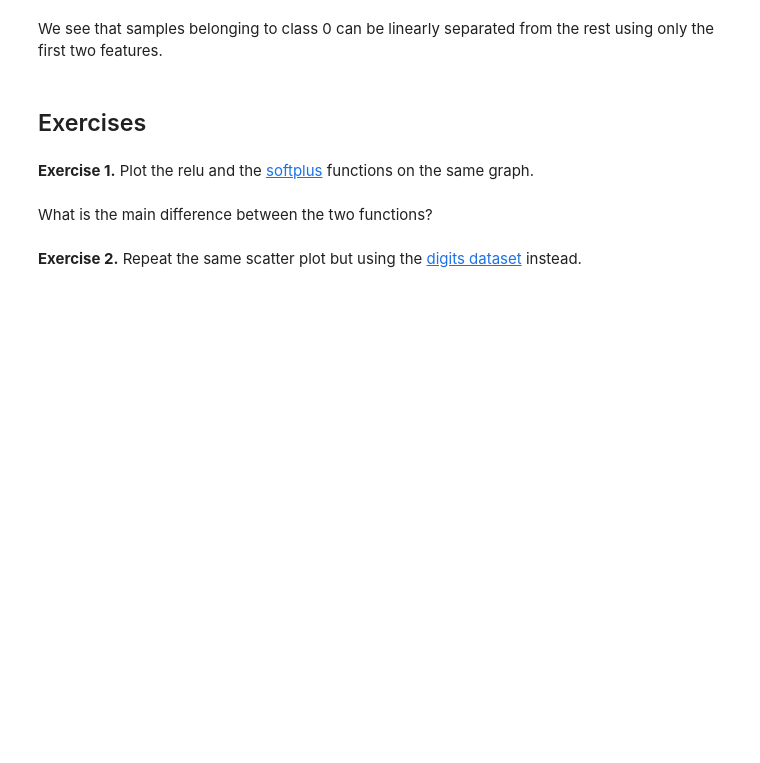
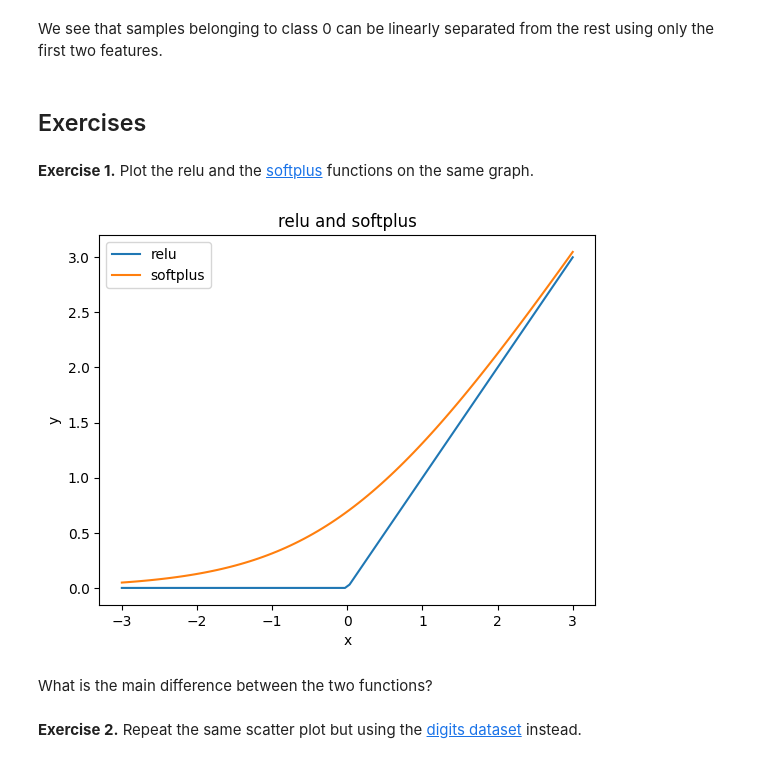
Before and after one commit to mannoubim26/Lab_Programming, a Jupyter notebook: Python_basics.ipynb, the cells around one changed output. Cells and saved outputs as stored; diff of their text form; code cells hidden in the pictures; blank space fills up the shorter version.

```diff
--- a/Python_basics.ipynb
+++ b/Python_basics.ipynb
@@ -434,7 +454,7 @@ array([5, 6, 7, 8, 9])
 **Exercise 2.** Rewrite the relu function (see Python section) using [np.maximum](https://numpy.org/doc/stable/reference/generated/numpy.maximum.html). Check that it works on both a single value and on an array of values.
 # %%
 def relu_numpy(x):
-  return
+  return np.maximum(x, np.zeros(len(x)))
 
 relu_numpy(np.array([1, -3, 2.5]))
 # %% [output]
@@ -520,6 +547,28 @@ We see that samples belonging to class 0 can be linearly separated from the rest
 ## Exercises
 # %% [markdown]
 **Exercise 1.** Plot the relu and the [softplus](https://en.wikipedia.org/wiki/Rectifier_(neural_networks)#Softplus) functions on the same graph.
+# %%
+from matplotlib import pyplot as plt
+
+x_values = np.linspace(-3, 3, 100)
+
+def relu_numpy(x):
+  return np.maximum(x, np.zeros(len(x)))
+
+def softplus_np(x):
+  return np.log1p(np.exp(-np.abs(x))) + np.maximum(x, 0)
+
+
+plt.figure()
+plt.plot(x_values, relu_numpy(x_values), label="relu")
+plt.plot(x_values, softplus_np(x_values), label="softplus")
+plt.xlabel("x")
+plt.ylabel("y")
+plt.title("relu and softplus")
+plt.legend(loc="upper left")
+plt.show()
+# %% [output]
+[figure, added]
 # %% [markdown]
 What is the main difference between the two functions?
 # %% [markdown]
```
Also changed, not shown: parts of 23 cells of this notebook, 3 other files.
